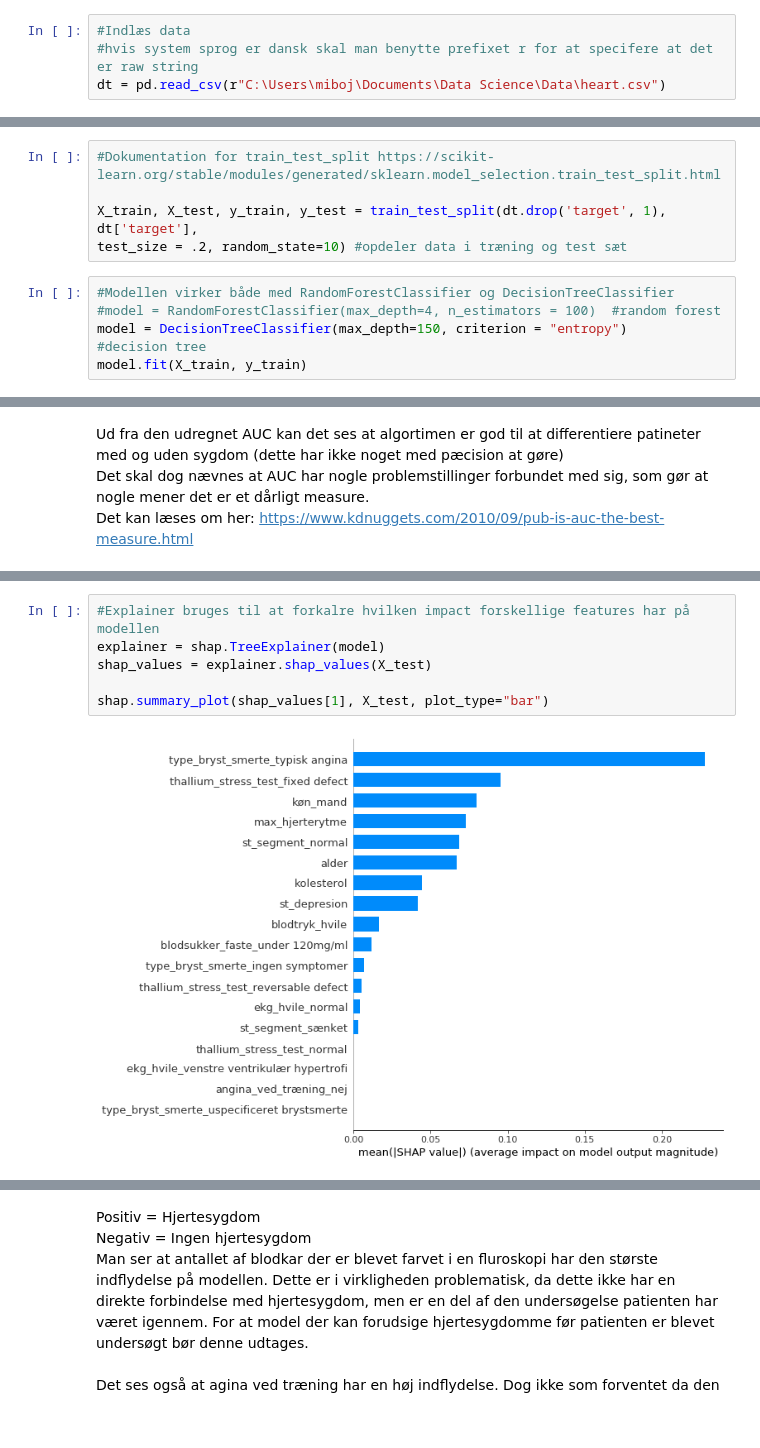
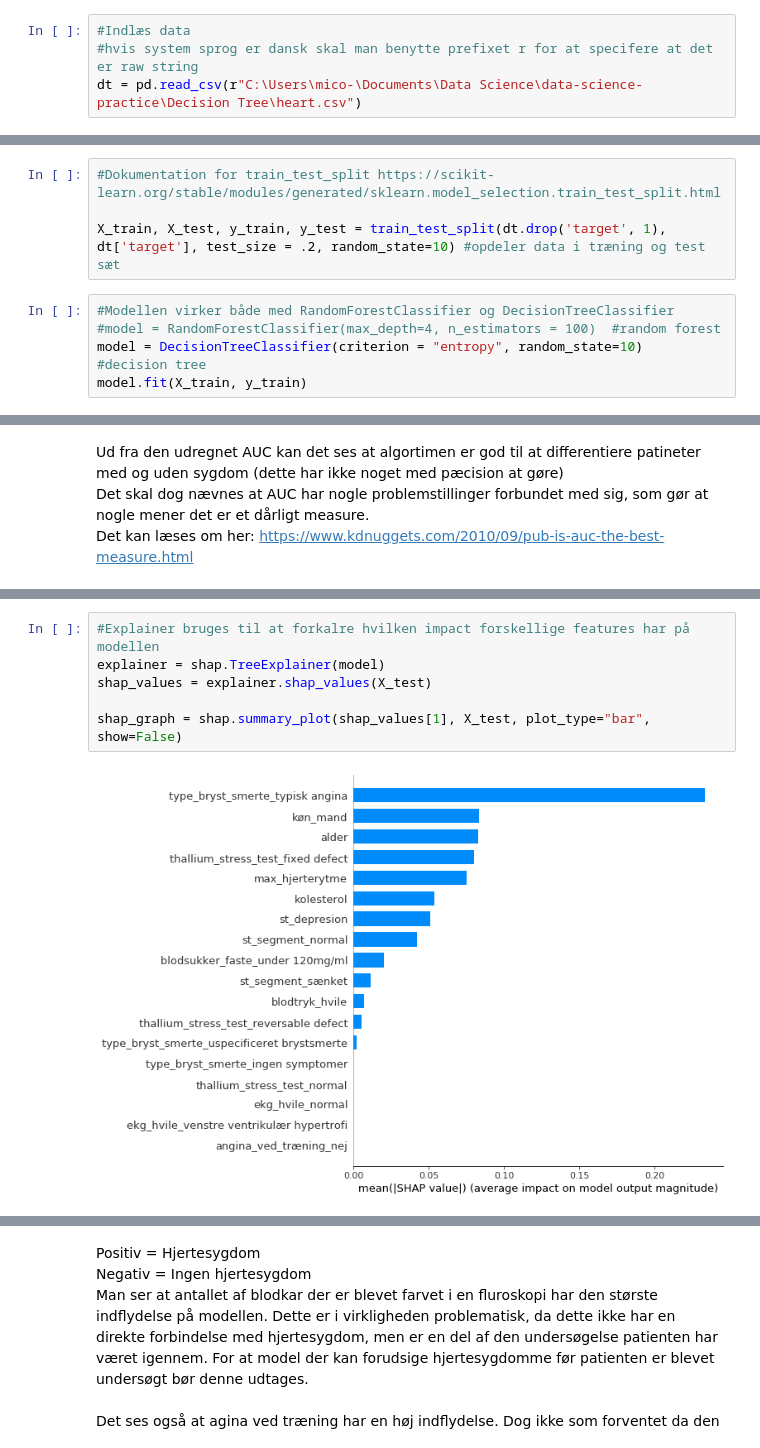
Before and after one commit to mico-boje/data-science-practice, a Jupyter notebook: Decision Tree/heart_disease.ipynb, the cells around one changed output, grey strips where cells are left out. Drawn from its saved outputs; the diff is of its cells as text.

Commit message:
added EDA analysis and multiple new graphs

```diff
--- a/Decision Tree/heart_disease.ipynb
+++ b/Decision Tree/heart_disease.ipynb
@@ -20,7 +21,7 @@ pd.options.mode.chained_assignment = None  #Får fejlbeskeder fra pandas og ved
 # %%
 #Indlæs data
 #hvis system sprog er dansk skal man benytte prefixet r for at specifere at det er raw string
-dt = pd.read_csv(r"C:\Users\miboj\Documents\Data Science\Data\heart.csv")
+dt = pd.read_csv(r"C:\Users\mico-\Documents\Data Science\data-science-practice\Decision Tree\heart.csv")
 # %%
 dt.head(10)
 # %% [output]
@@ -179,12 +189,11 @@ dt.head(10)
 # %%
 #Dokumentation for train_test_split https://scikit-learn.org/stable/modules/generated/sklearn.model_selection.train_test_split.html
 
-X_train, X_test, y_train, y_test = train_test_split(dt.drop('target', 1), dt['target'],
-test_size = .2, random_state=10) #opdeler data i træning og test sæt
+X_train, X_test, y_train, y_test = train_test_split(dt.drop('target', 1), dt['target'], test_size = .2, random_state=10) #opdeler data i træning og test sæt
 # %%
 #Modellen virker både med RandomForestClassifier og DecisionTreeClassifier
 #model = RandomForestClassifier(max_depth=4, n_estimators = 100)  #random forest
-model = DecisionTreeClassifier(max_depth=150, criterion = "entropy")                     #decision tree
+model = DecisionTreeClassifier(criterion = "entropy", random_state=10)                     #decision tree
 model.fit(X_train, y_train)
 # %% [output]
 DecisionTreeClassifier(ccp_alpha=0.0, class_weight=None, criterion='entropy',
@@ -363,11 +404,11 @@ eli5.show_weights(perm, feature_names = X_test.columns.tolist())
 # %%
 #Explainer bruges til at forkalre hvilken impact forskellige features har på modellen
 explainer = shap.TreeExplainer(model)
 shap_values = explainer.shap_values(X_test)
 
-shap.summary_plot(shap_values[1], X_test, plot_type="bar")
+shap_graph = shap.summary_plot(shap_values[1], X_test, plot_type="bar", show=False)
 # %% [output]
-[figure, old version]
+[figure, new version]
 # %%
 #Visualisering af hvordan features påvirker værdien
 shap.summary_plot(shap_values[1], X_test)
```
Also changed, not shown: parts of 18 cells of this notebook, 14 other files.
